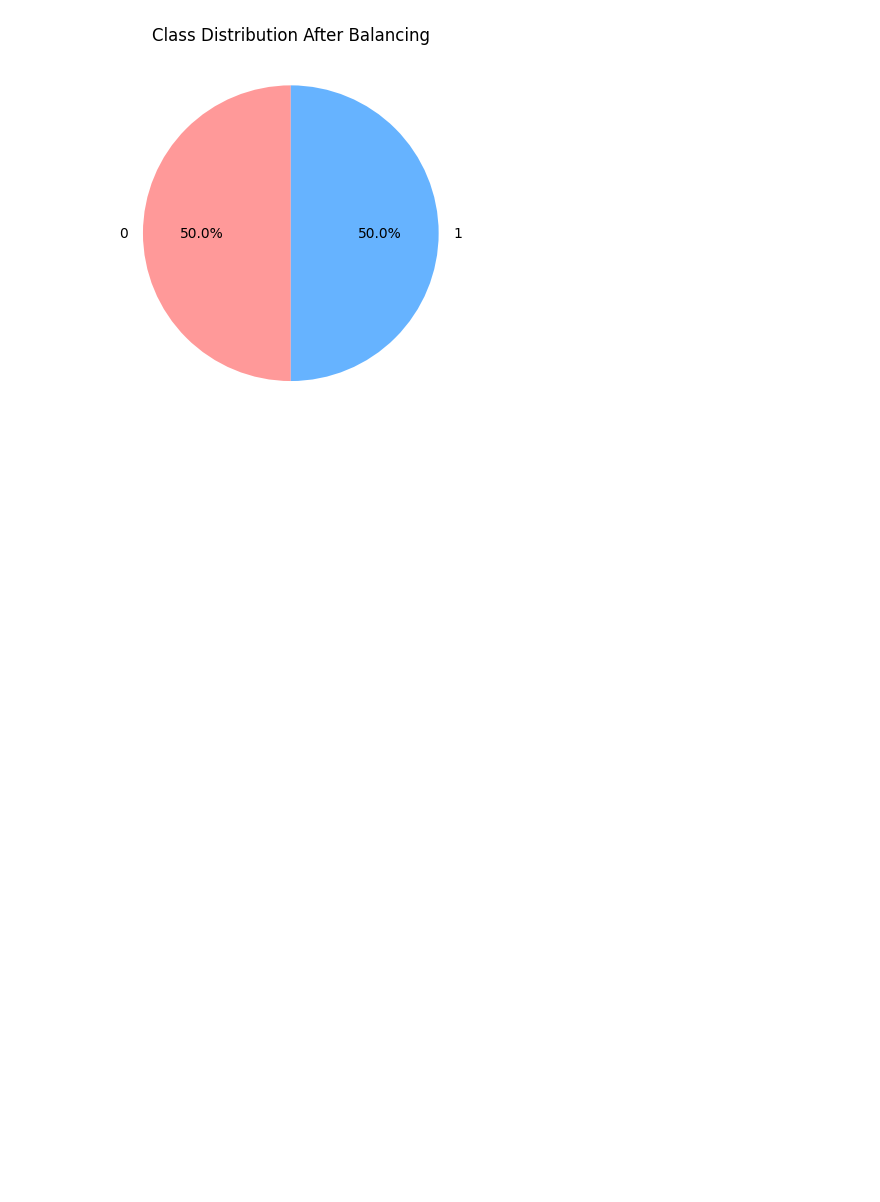
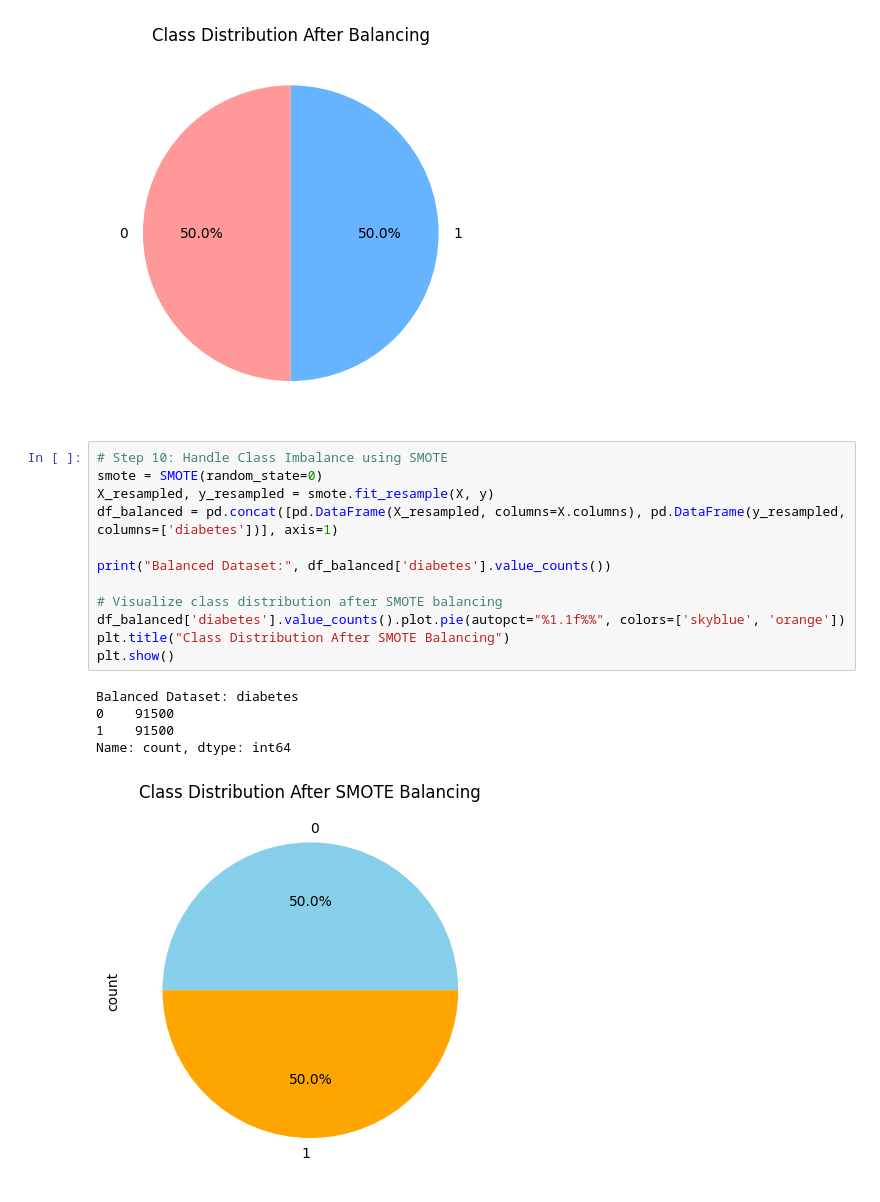
Before and after one commit to amalsalilan/GlucoSense_AI-Powered_Diabetes_Detection_for_Early_Intervention_Infosys_Internship_Oct2025, a Jupyter notebook: Final_preprocessing.ipynb, the cells around one changed output. Saved outputs shown, nothing was run; the diff lists cells and outputs as text; blank space fills up the shorter version.

```diff
--- a/Final_preprocessing.ipynb
+++ b/Final_preprocessing.ipynb
@@ -221,3 +222,21 @@ diabetes
 1    8500
 Name: count, dtype: int64
 [figure]
+# %%
+# Step 10: Handle Class Imbalance using SMOTE
+smote = SMOTE(random_state=0)
+X_resampled, y_resampled = smote.fit_resample(X, y)
+df_balanced = pd.concat([pd.DataFrame(X_resampled, columns=X.columns), pd.DataFrame(y_resampled, columns=['diabetes'])], axis=1)
+
+print("Balanced Dataset:", df_balanced['diabetes'].value_counts())
+
+# Visualize class distribution after SMOTE balancing
+df_balanced['diabetes'].value_counts().plot.pie(autopct="%1.1f%%", colors=['skyblue', 'orange'])
+plt.title("Class Distribution After SMOTE Balancing")
+plt.show()
+# %% [output]
+Balanced Dataset: diabetes
+0    91500
+1    91500
+Name: count, dtype: int64
+[figure, added]
```
Also changed, not shown: parts of 2 cells of this notebook.
